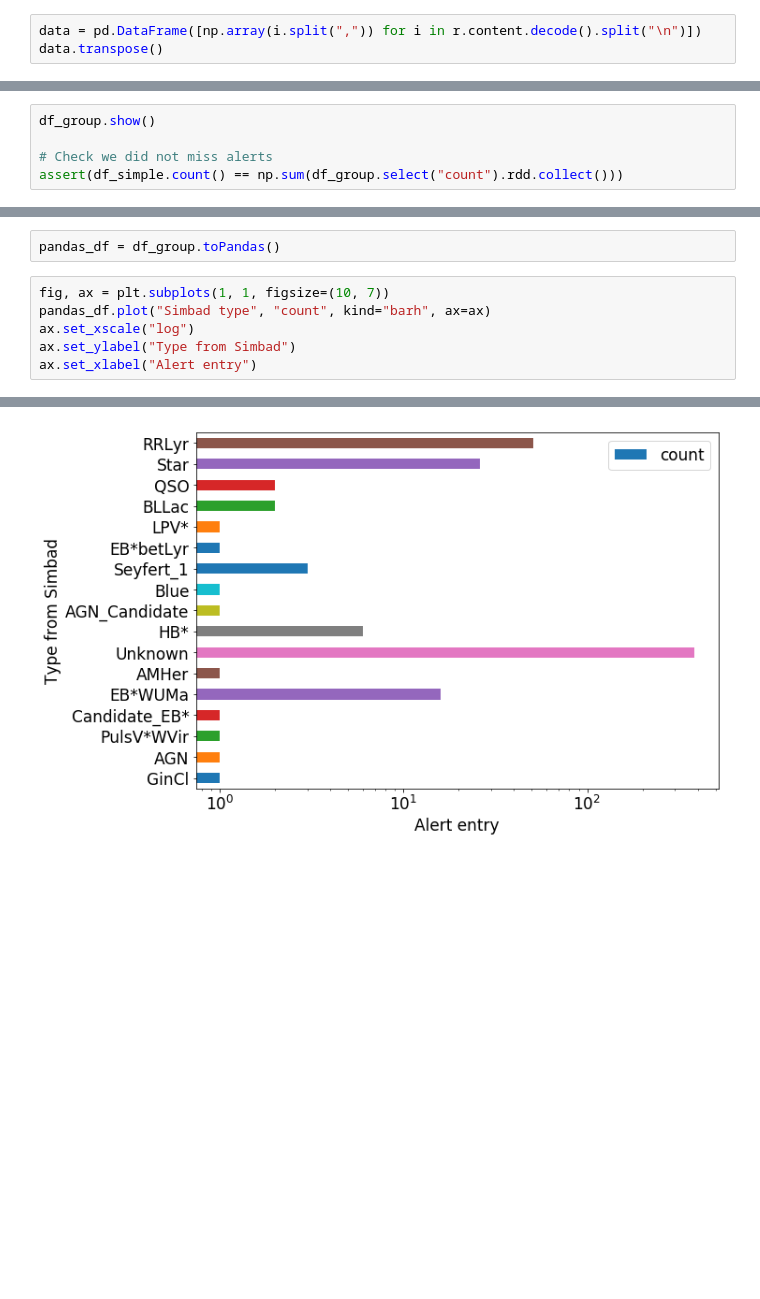
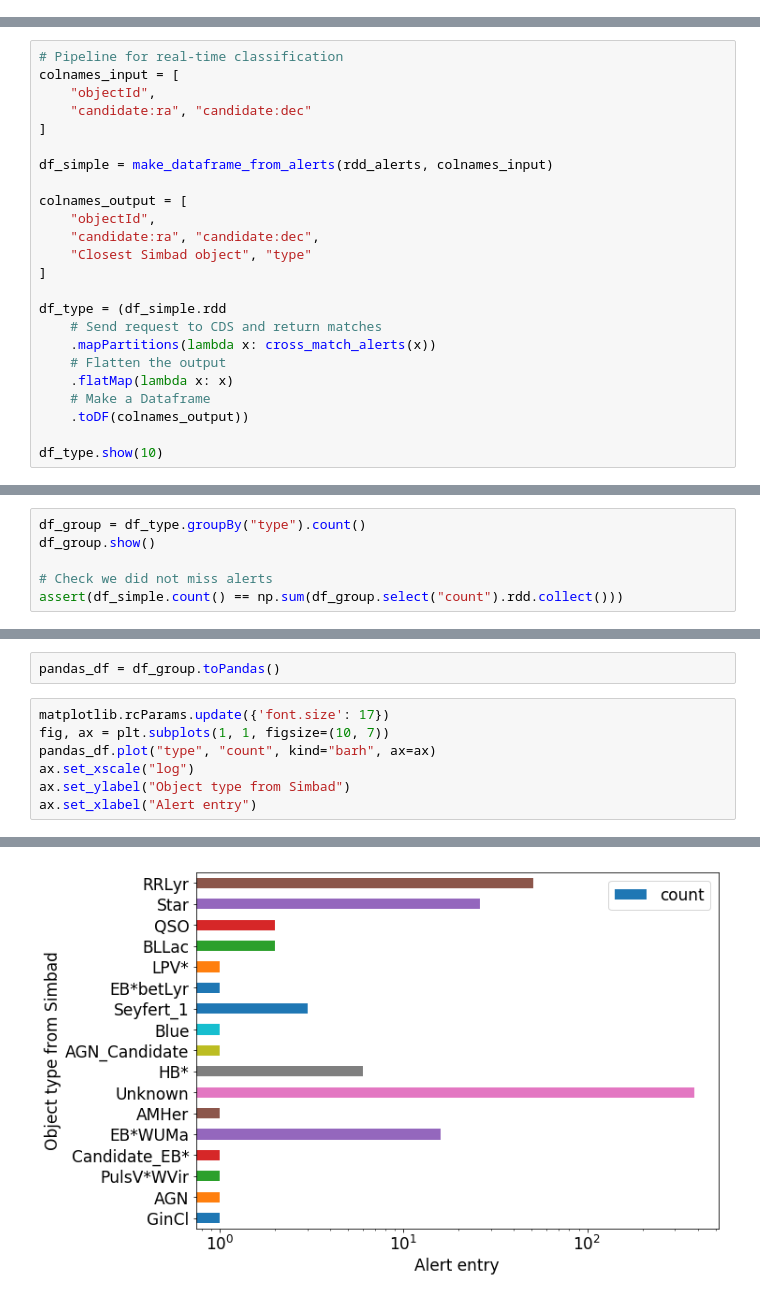
Before and after one commit to JulienPeloton/mini_spark_broker, a Jupyter notebook: notebooks/bootcamp_4_external_classification.ipynb, the cells around one changed output, grey strips where cells are left out. Cells and saved outputs as stored; diff of their text form; blank space fills up the shorter version.

Commit message:
Update doc on classification notebook

```diff
--- a/notebooks/bootcamp_4_external_classification.ipynb
+++ b/notebooks/bootcamp_4_external_classification.ipynb
@@ -215,3 +187,0 @@ h.close()
-# %%
-data = pd.DataFrame([np.array(i.split(",")) for i in r.content.decode().split("\n")])
-data.transpose()
@@ -360,0 +301,24 @@ df_group = df_type.groupBy("Simbad type").count()
+# %%
+# Pipeline for real-time classification
+colnames_input = [
+    "objectId",
+    "candidate:ra", "candidate:dec"
+]
+
+df_simple = make_dataframe_from_alerts(rdd_alerts, colnames_input)
+
+colnames_output = [
+    "objectId",
+    "candidate:ra", "candidate:dec",
+    "Closest Simbad object", "type"
+]
+
+df_type = (df_simple.rdd
+    # Send request to CDS and return matches
+    .mapPartitions(lambda x: cross_match_alerts(x))
+    # Flatten the output
+    .flatMap(lambda x: x)
+    # Make a Dataframe
+    .toDF(colnames_output))
+
+df_type.show(10)
@@ -361,4 +343,5 @@ df_group = df_type.groupBy("Simbad type").count()
 # %%
+df_group = df_type.groupBy("type").count()
 df_group.show()
 
 # Check we did not miss alerts
@@ -384,11 +369,12 @@ assert(df_simple.count() == np.sum(df_group.select("count").rdd.collect()))
 # %%
 pandas_df = df_group.toPandas()
 # %%
+matplotlib.rcParams.update({'font.size': 17})
 fig, ax = plt.subplots(1, 1, figsize=(10, 7))
-pandas_df.plot("Simbad type", "count", kind="barh", ax=ax)
+pandas_df.plot("type", "count", kind="barh", ax=ax)
 ax.set_xscale("log")
-ax.set_ylabel("Type from Simbad")
+ax.set_ylabel("Object type from Simbad")
 ax.set_xlabel("Alert entry")
 # %% [output]
 Text(0.5,0,'Alert entry')
-[figure, old version]
+[figure, new version]
```
Also changed, not shown: parts of 21 cells of this notebook.
